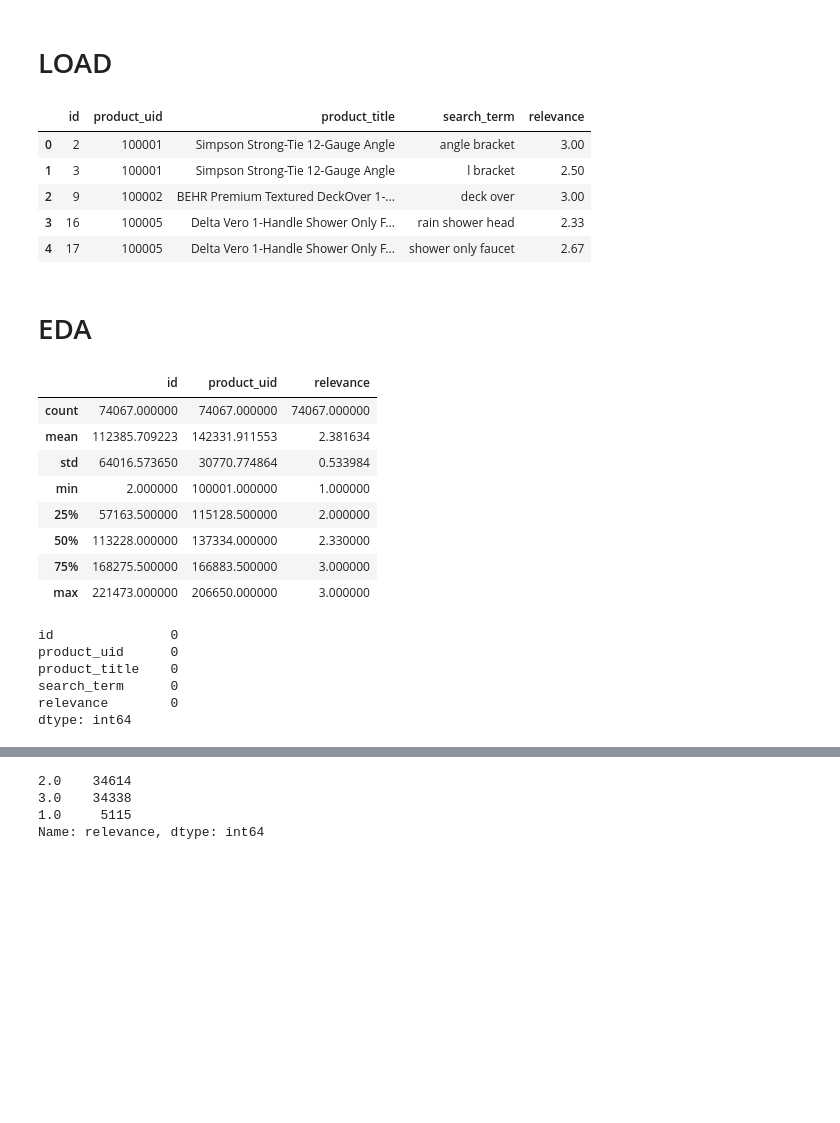
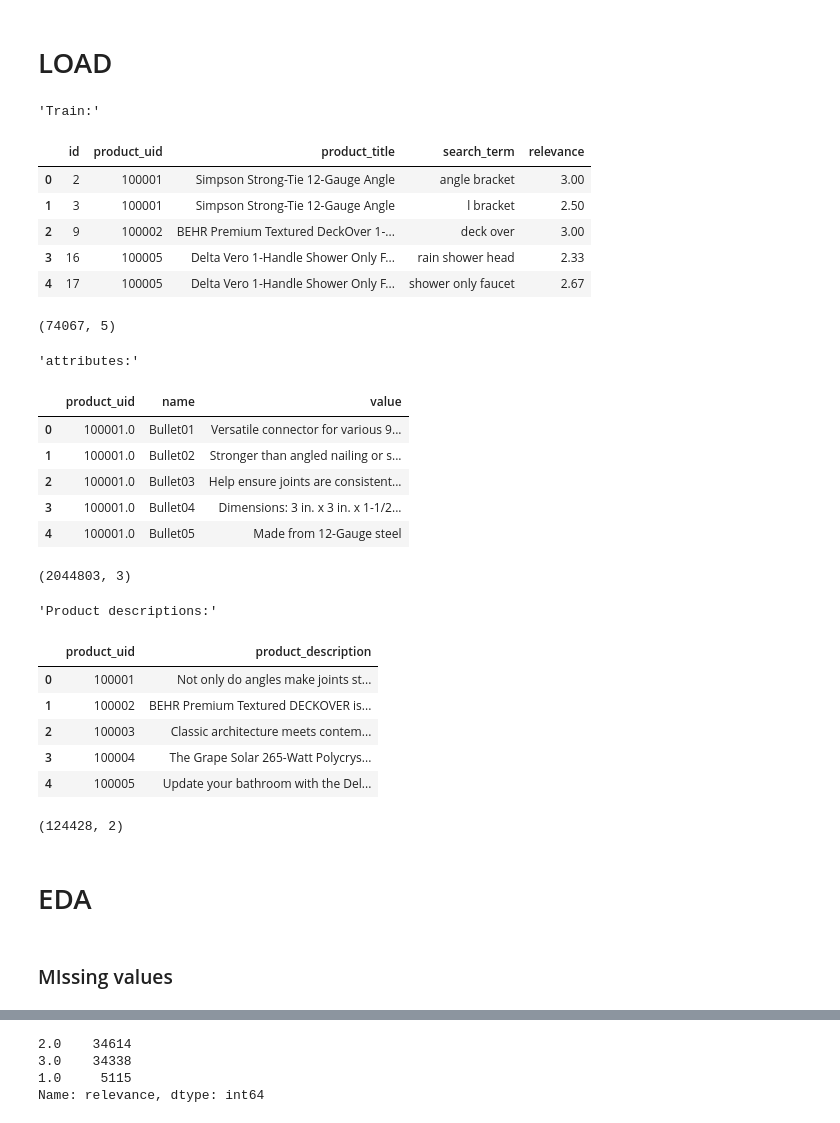
Before and after one commit to zeyger/home-depot, a Jupyter notebook: notebooks/home-depot.ipynb, the cells around one changed output, grey strips where cells are left out. Drawn from its saved outputs; the diff is of its cells as text; code cells hidden in the pictures; blank space fills up the shorter version.

```diff
--- a/notebooks/home-depot.ipynb
+++ b/notebooks/home-depot.ipynb
@@ -19,35 +29,38 @@ input_path = "../input/"
 # %% [markdown]
 # LOAD
-# %%
-train = pd.read_csv(input_path + "train.csv", engine="python")
-train.head()
-# %% [output]
-|  | id | product_uid | product_title | search_term | relevance |
-| 0 | 2 | 100001 | Simpson Strong-Tie 12-Gauge Angle | angle bracket | 3.00 |
-| 1 | 3 | 100001 | Simpson Strong-Tie 12-Gauge Angle | l bracket | 2.50 |
-| 2 | 9 | 100002 | BEHR Premium Textured DeckOver 1-... | deck over | 3.00 |
-| 3 | 16 | 100005 | Delta Vero 1-Handle Shower Only F... | rain shower head | 2.33 |
-| 4 | 17 | 100005 | Delta Vero 1-Handle Shower Only F... | shower only faucet | 2.67 |
+# %%
+train = pd.read_csv(input_path + "train.csv", engine="python")
+attributes = pd.read_csv(input_path + "attributes.csv", engine="python")
+descriptions = pd.read_csv(input_path + "product_descriptions.csv", engine="python")
+display("Train:", train.head(), train.shape)
+display("attributes:", attributes.head(), attributes.shape)
+display("Product descriptions:", descriptions.head(), descriptions.shape)
+# %% [output]
+'Train:'
+|  | id | product_uid | product_title | search_term | relevance |
+| 0 | 2 | 100001 | Simpson Strong-Tie 12-Gauge Angle | angle bracket | 3.00 |
+| 1 | 3 | 100001 | Simpson Strong-Tie 12-Gauge Angle | l bracket | 2.50 |
+| 2 | 9 | 100002 | BEHR Premium Textured DeckOver 1-... | deck over | 3.00 |
+| 3 | 16 | 100005 | Delta Vero 1-Handle Shower Only F... | rain shower head | 2.33 |
+| 4 | 17 | 100005 | Delta Vero 1-Handle Shower Only F... | shower only faucet | 2.67 |
+(74067, 5)
+'attributes:'
+|  | product_uid | name | value |
+| 0 | 100001.0 | Bullet01 | Versatile connector for various 9... |
+| 1 | 100001.0 | Bullet02 | Stronger than angled nailing or s... |
+| 2 | 100001.0 | Bullet03 | Help ensure joints are consistent... |
+| 3 | 100001.0 | Bullet04 | Dimensions: 3 in. x 3 in. x 1-1/2... |
+| 4 | 100001.0 | Bullet05 | Made from 12-Gauge steel |
+(2044803, 3)
+'Product descriptions:'
+|  | product_uid | product_description |
+| 0 | 100001 | Not only do angles make joints st... |
+| 1 | 100002 | BEHR Premium Textured DECKOVER is... |
+| 2 | 100003 | Classic architecture meets contem... |
+| 3 | 100004 | The Grape Solar 265-Watt Polycrys... |
+| 4 | 100005 | Update your bathroom with the Del... |
+(124428, 2)
 # %% [markdown]
 # EDA
-# %%
-train.describe()
-# %% [output]
-|  | id | product_uid | relevance |
-| count | 74067.000000 | 74067.000000 | 74067.000000 |
-| mean | 112385.709223 | 142331.911553 | 2.381634 |
-| std | 64016.573650 | 30770.774864 | 0.533984 |
-| min | 2.000000 | 100001.000000 | 1.000000 |
-| 25% | 57163.500000 | 115128.500000 | 2.000000 |
-| 50% | 113228.000000 | 137334.000000 | 2.330000 |
-| 75% | 168275.500000 | 166883.500000 | 3.000000 |
-| max | 221473.000000 | 206650.000000 | 3.000000 |
-# %%
-train.isna().sum()
-# %% [output]
-id               0
-product_uid      0
-product_title    0
-search_term      0
-relevance        0
-dtype: int64
+# %% [markdown]
+### MIssing values
```
Also changed, not shown: parts of 26 cells of this notebook.
